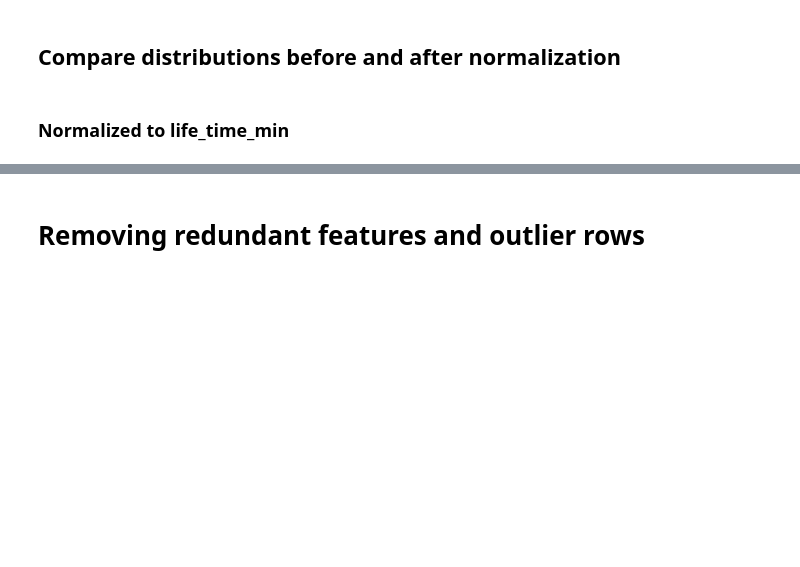
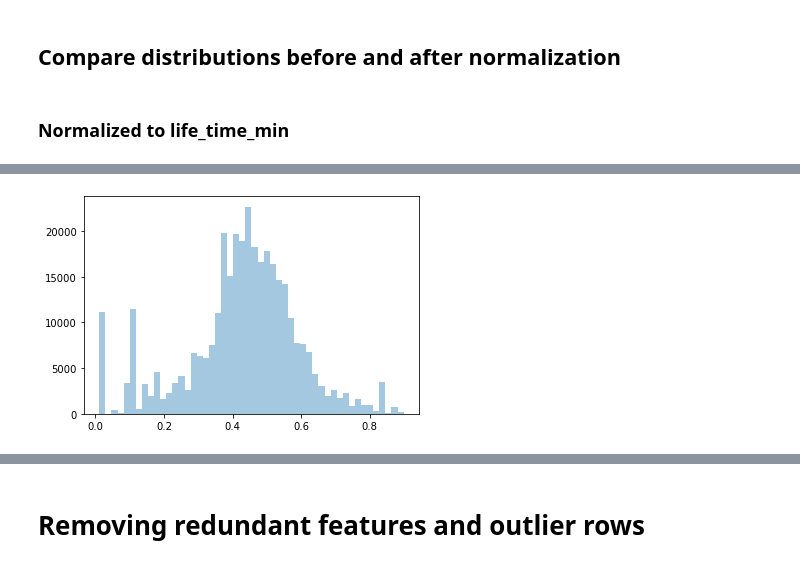
Before and after one commit to Egorka1/WG_Forge, a Jupyter notebook: WGProject.ipynb, the cells around one changed output, grey strips where cells are left out. Saved outputs shown, nothing was run; the diff lists cells and outputs as text; code cells hidden in the pictures; blank space fills up the shorter version.

```diff
--- a/WGProject.ipynb
+++ b/WGProject.ipynb
@@ -675,0 +634,11 @@ for index, feature in enumerate(features_normalized):
+# %%
+players_for_test = data[data.groupby('account_db_id')
+                        ['account_db_id'].transform('count') < 10][['account_db_id',
+                                                                    'original_xp',
+                                                                    'is_winner']]
+players_for_test = players_for_test.groupby('account_db_id').agg({
+    'original_xp' : ['mean', 'median'],
+    'is_winner' : lambda g: sum(g) / len(g)})
+players_for_test.columns = ['mean_original_xp', 'median_original_xp', 'player_winrate']
+players_for_test.dropna(axis=0, inplace=True)
+players_for_test
@@ -675,0 +660,12 @@ for index, feature in enumerate(features_normalized):
+# %%
+# Predict using mean values
+Xn_mean_test = mean_scaler.transform(players_for_test[['mean_original_xp']])
+Yn_mean_predicted = mean_model.predict(Xn_mean_test)
+
+# Predict using median values
+Xn_median_test = median_scaler.transform(players_for_test[['median_original_xp']])
+Yn_median_predicted = median_model.predict(Xn_median_test)
+# %%
+sns.distplot(Yn_mean_predicted, kde=False, bins=50);
+# %% [output]
+[figure, added]
```
Also changed, not shown: parts of 119 cells of this notebook.
